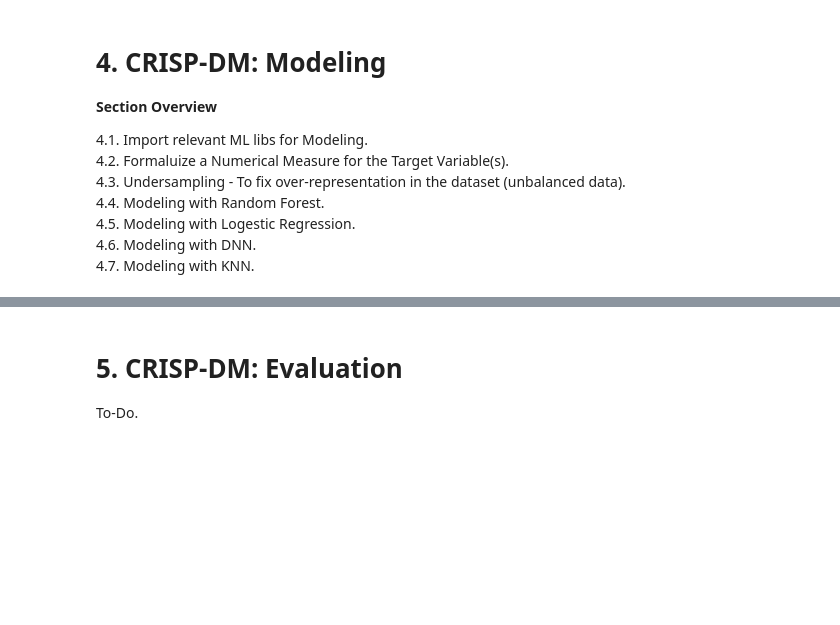
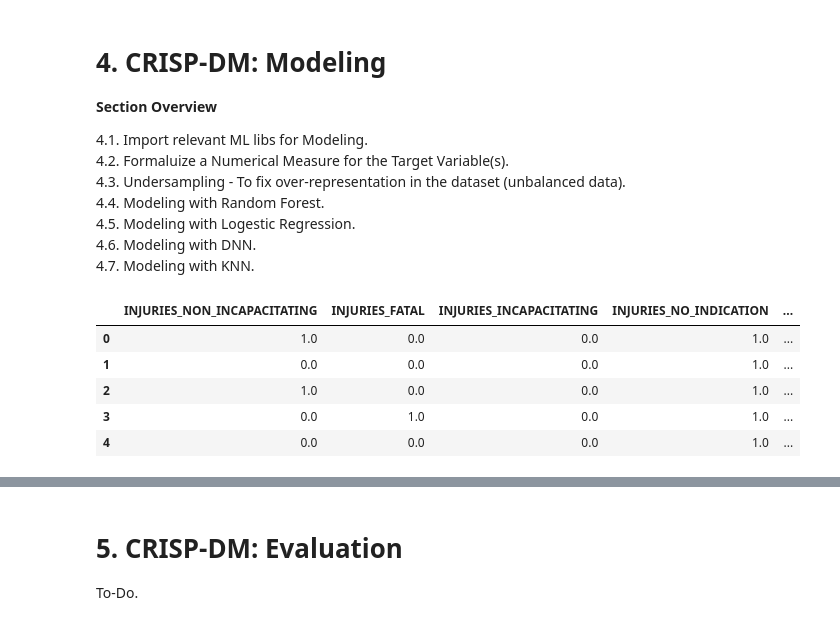
Before and after one commit to mm-khiet/project_dal, a Jupyter notebook: injury_prediction.ipynb, the cells around one changed output, grey strips where cells are left out. Cells and saved outputs as stored; diff of their text form; code cells hidden in the pictures; blank space fills up the shorter version.

Commit message:
Integrate Modeling code

```diff
--- a/injury_prediction.ipynb
+++ b/injury_prediction.ipynb
@@ -471,3 +496,33 @@ from sklearn.neural_network import MLPClassifier
 from sklearn.preprocessing import StandardScaler
 from sklearn.model_selection import train_test_split
 from sklearn.metrics import accuracy_score, classification_report, mean_squared_error
+# %%
+# 4.2. Formaluize a Numerical Measure for the Target Variable(s)
+
+df_to_model = df_cleaned.copy()
+
+# Building our numerical metrics for measuring the Severity of injuries based on the reported injuries in the dataset
+df_to_model['SEVERITY_OF_INJURIES'] = ((0.3 * df_to_model['INJURIES_NON_INCAPACITATING'] +
+                                 0.6 * df_to_model['INJURIES_INCAPACITATING'] +
+                                 # Assuming we might use 'INJURIES_INCAPACITATING' or another column for fatal injuries representation
+                                 0.1 * df_to_model['INJURIES_NO_INDICATION'] + df_to_model['INJURIES_FATAL']) /
+                                ((df_to_model['INJURIES_NON_INCAPACITATING'] +
+                                      df_to_model['INJURIES_INCAPACITATING'] +
+                                      # Again, assuming a placeholder for fatal injuries if needed
+                                      df_to_model['INJURIES_NO_INDICATION']+df_to_model['INJURIES_FATAL'])))
+
+# Code to create the "INJURY_CLASS" feature based on "SEVERITY_OF_INJURIES"
+df_to_model['INJURY_ClASS'] = df_to_model['SEVERITY_OF_INJURIES'].apply(lambda x: 'HIGH INJURY' if x > 0.2 else 'LIGHT INJURY')
+
+# Code to create the "SEVERITY_CLASS" feature based on "INJURIES_FATAL" and "INJURIES_INCAPACITATING"
+df_to_model['SEVERITY_CLASS'] = df_to_model.apply(lambda x: 'HIGH SEVERITY' if x['INJURIES_FATAL'] > 0 or x['INJURIES_INCAPACITATING'] > 0 else 'LOW SEVERITY', axis=1)
+
+# Display the first few rows to see the new feature
+df_to_model[['INJURIES_NON_INCAPACITATING','INJURIES_FATAL', 'INJURIES_INCAPACITATING', 'INJURIES_NO_INDICATION', 'SEVERITY_OF_INJURIES','INJURY_ClASS','SEVERITY_CLASS']].head()
+# %% [output]
+|  | INJURIES_NON_INCAPACITATING | INJURIES_FATAL | INJURIES_INCAPACITATING | INJURIES_NO_INDICATION | ... |
+| 0 | 1.0 | 0.0 | 0.0 | 1.0 | ... |
+| 1 | 0.0 | 0.0 | 0.0 | 1.0 | ... |
+| 2 | 1.0 | 0.0 | 0.0 | 1.0 | ... |
+| 3 | 0.0 | 1.0 | 0.0 | 1.0 | ... |
+| 4 | 0.0 | 0.0 | 0.0 | 1.0 | ... |
```
Also changed, not shown: parts of 18 cells of this notebook.
